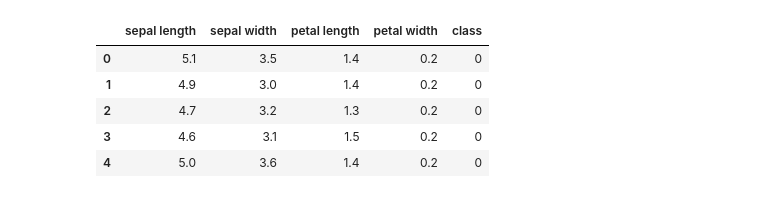
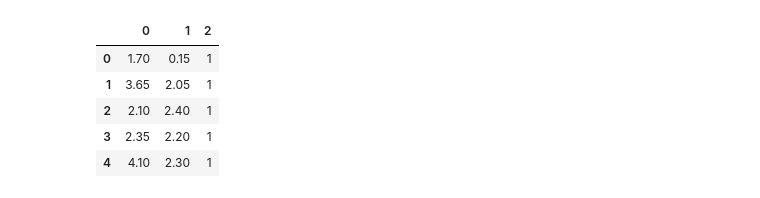
Before and after one commit to JanVargovsky/MAD, a Jupyter notebook: MAD3.Lesson6/decision-trees.ipynb, the cells around one changed output. Drawn from its saved outputs; the diff is of its cells as text; code cells hidden in the pictures.

```diff
--- a/MAD3.Lesson6/decision-trees.ipynb
+++ b/MAD3.Lesson6/decision-trees.ipynb
@@ -5,9 +14,11 @@ df = pd.read_csv('../Datasets/iris.csv', sep=';', names=["sepal length", "sepal
-# %%
-df.head()
-# %% [output]
-|  | sepal length | sepal width | petal length | petal width | class |
-| 0 | 5.1 | 3.5 | 1.4 | 0.2 | 0 |
-| 1 | 4.9 | 3.0 | 1.4 | 0.2 | 0 |
-| 2 | 4.7 | 3.2 | 1.3 | 0.2 | 0 |
-| 3 | 4.6 | 3.1 | 1.5 | 0.2 | 0 |
-| 4 | 5.0 | 3.6 | 1.4 | 0.2 | 0 |
+# %%
+nonsep = pd.read_csv('../Datasets/nonsep.csv', sep=';', header=None)
+nonsep.name = "non separable 2d"
+display(nonsep.head())
+# %% [output]
+|  | 0 | 1 | 2 |
+| 0 | 1.70 | 0.15 | 1 |
+| 1 | 3.65 | 2.05 | 1 |
+| 2 | 2.10 | 2.40 | 1 |
+| 3 | 2.35 | 2.20 | 1 |
+| 4 | 4.10 | 2.30 | 1 |
```
Also changed, not shown: parts of 13 cells of this notebook.
